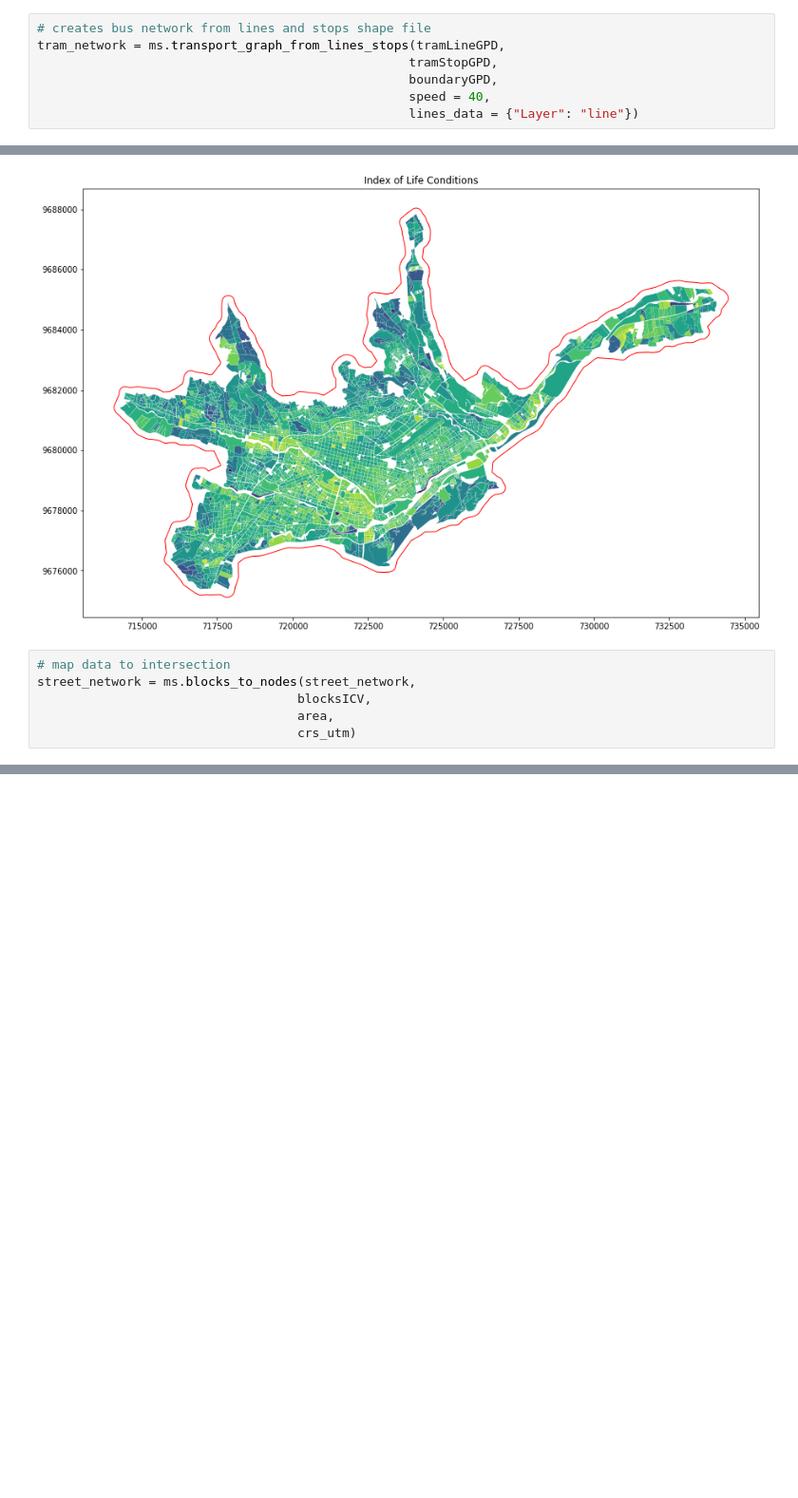
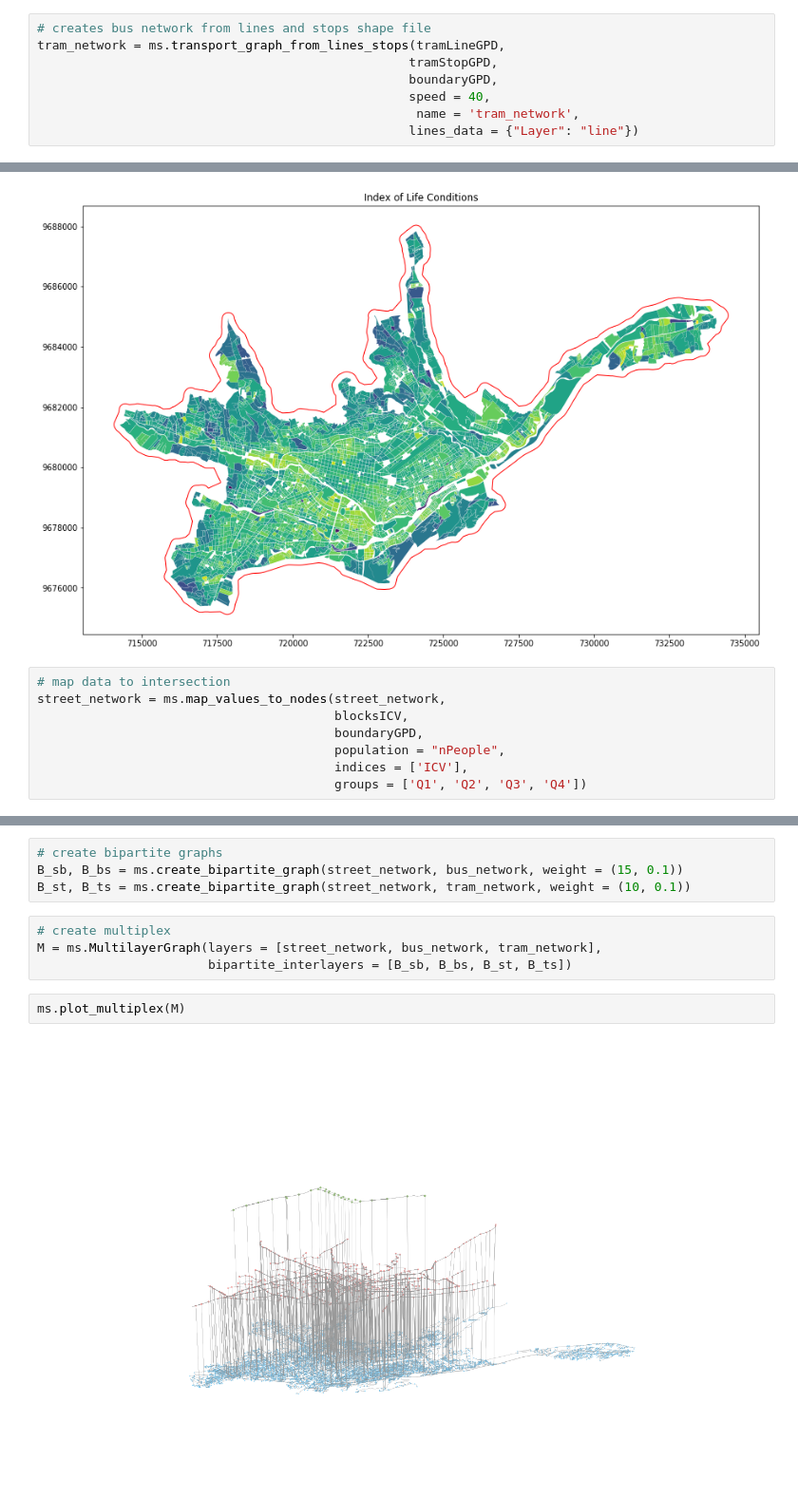
Before and after one commit to mateoneira/MultiplexSegregation, a Jupyter notebook: Multiplex_Segregation.ipynb, the cells around one changed output, grey strips where cells are left out. Shown at 95% size. Saved outputs shown, nothing was run; the diff lists cells and outputs as text; blank space fills up the shorter version.

```diff
--- a/Multiplex_Segregation.ipynb
+++ b/Multiplex_Segregation.ipynb
@@ -142,6 +143,7 @@ tram_network = ms.transport_graph_from_lines_stops(tramLineGPD,
                                                   tramStopGPD,
                                                   boundaryGPD,
                                                   speed = 40,
+                                                   name = 'tram_network',
                                                   lines_data = {"Layer": "line"})
 # %%
 ms.plot_network(tram_network, boundary)
@@ -168,7 +170,9 @@ plt.show()
 [figure]
 # %%
 # map data to intersection
-street_network = ms.blocks_to_nodes(street_network,
-                                   blocksICV,
-                                   area,
-                                   crs_utm)
+street_network = ms.map_values_to_nodes(street_network,
+                                        blocksICV,
+                                        boundaryGPD,
+                                        population = "nPeople",
+                                        indices = ['ICV'],
+                                        groups = ['Q1', 'Q2', 'Q3', 'Q4'])
@@ -193,0 +207,12 @@ temp = ms.area_overlay(blocksICV, tessellation, 'nPeople', ['ICV'], ['Q1', 'Q2',
+# %%
+# create bipartite graphs
+B_sb, B_bs = ms.create_bipartite_graph(street_network, bus_network, weight = (15, 0.1))
+B_st, B_ts = ms.create_bipartite_graph(street_network, tram_network, weight = (10, 0.1))
+# %%
+# create multiplex
+M = ms.MultilayerGraph(layers = [street_network, bus_network, tram_network],
+                       bipartite_interlayers = [B_sb, B_bs, B_st, B_ts])
+# %%
+ms.plot_multiplex(M)
+# %% [output]
+[figure, added]
```
Also changed, not shown: parts of 98 cells of this notebook, 8 other files.
